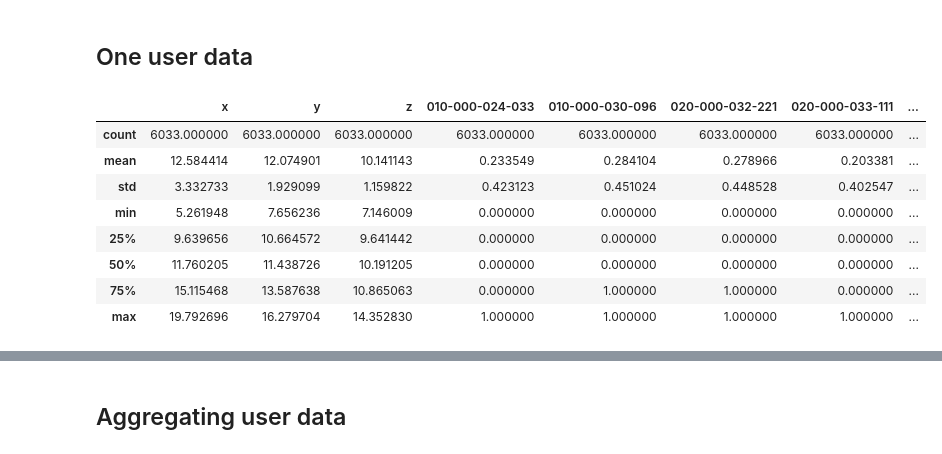
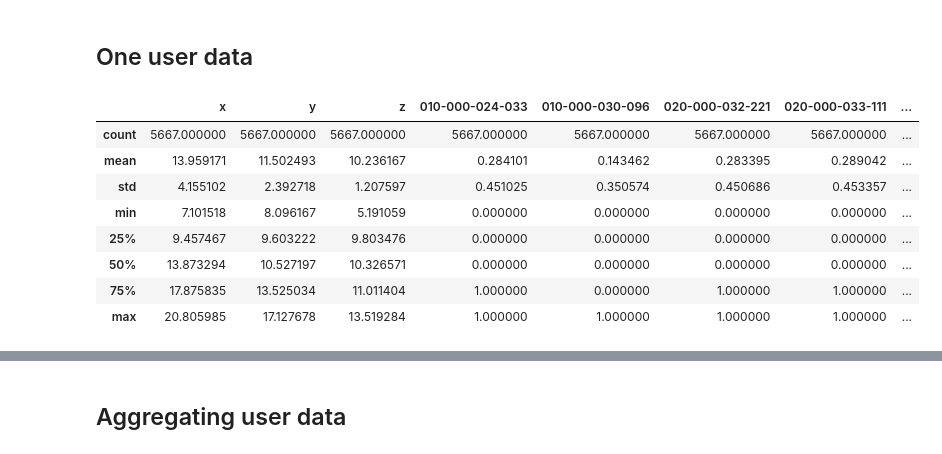
Before and after one commit to plumol/data1030-final-project, a Jupyter notebook: explore.ipynb, the cells around one changed output, grey strips where cells are left out. Cells and saved outputs as stored; diff of their text form; code cells hidden in the pictures.

```diff
--- a/explore.ipynb
+++ b/explore.ipynb
@@ -9,15 +9,15 @@ import os
 # %% [markdown]
 ## One user data
 # %%
-df = pd.read_csv("./data/train/data_10.csv")
+df = pd.read_csv("./data/train/data_1.csv")
 df.describe()
 # %% [output]
 |  | x | y | z | 010-000-024-033 | 010-000-030-096 | 020-000-032-221 | 020-000-033-111 | ... |
-| count | 6033.000000 | 6033.000000 | 6033.000000 | 6033.000000 | 6033.000000 | 6033.000000 | 6033.000000 | ... |
-| mean | 12.584414 | 12.074901 | 10.141143 | 0.233549 | 0.284104 | 0.278966 | 0.203381 | ... |
-| std | 3.332733 | 1.929099 | 1.159822 | 0.423123 | 0.451024 | 0.448528 | 0.402547 | ... |
-| min | 5.261948 | 7.656236 | 7.146009 | 0.000000 | 0.000000 | 0.000000 | 0.000000 | ... |
-| 25% | 9.639656 | 10.664572 | 9.641442 | 0.000000 | 0.000000 | 0.000000 | 0.000000 | ... |
-| 50% | 11.760205 | 11.438726 | 10.191205 | 0.000000 | 0.000000 | 0.000000 | 0.000000 | ... |
-| 75% | 15.115468 | 13.587638 | 10.865063 | 0.000000 | 1.000000 | 1.000000 | 0.000000 | ... |
-| max | 19.792696 | 16.279704 | 14.352830 | 1.000000 | 1.000000 | 1.000000 | 1.000000 | ... |
+| count | 5667.000000 | 5667.000000 | 5667.000000 | 5667.000000 | 5667.000000 | 5667.000000 | 5667.000000 | ... |
+| mean | 13.959171 | 11.502493 | 10.236167 | 0.284101 | 0.143462 | 0.283395 | 0.289042 | ... |
+| std | 4.155102 | 2.392718 | 1.207597 | 0.451025 | 0.350574 | 0.450686 | 0.453357 | ... |
+| min | 7.101518 | 8.096167 | 5.191059 | 0.000000 | 0.000000 | 0.000000 | 0.000000 | ... |
+| 25% | 9.457467 | 9.603222 | 9.803476 | 0.000000 | 0.000000 | 0.000000 | 0.000000 | ... |
+| 50% | 13.873294 | 10.527197 | 10.326571 | 0.000000 | 0.000000 | 0.000000 | 0.000000 | ... |
+| 75% | 17.875835 | 13.525034 | 11.011404 | 1.000000 | 0.000000 | 1.000000 | 1.000000 | ... |
+| max | 20.805985 | 17.127678 | 13.519284 | 1.000000 | 1.000000 | 1.000000 | 1.000000 | ... |
```
Also changed, not shown: parts of 16 cells of this notebook.
